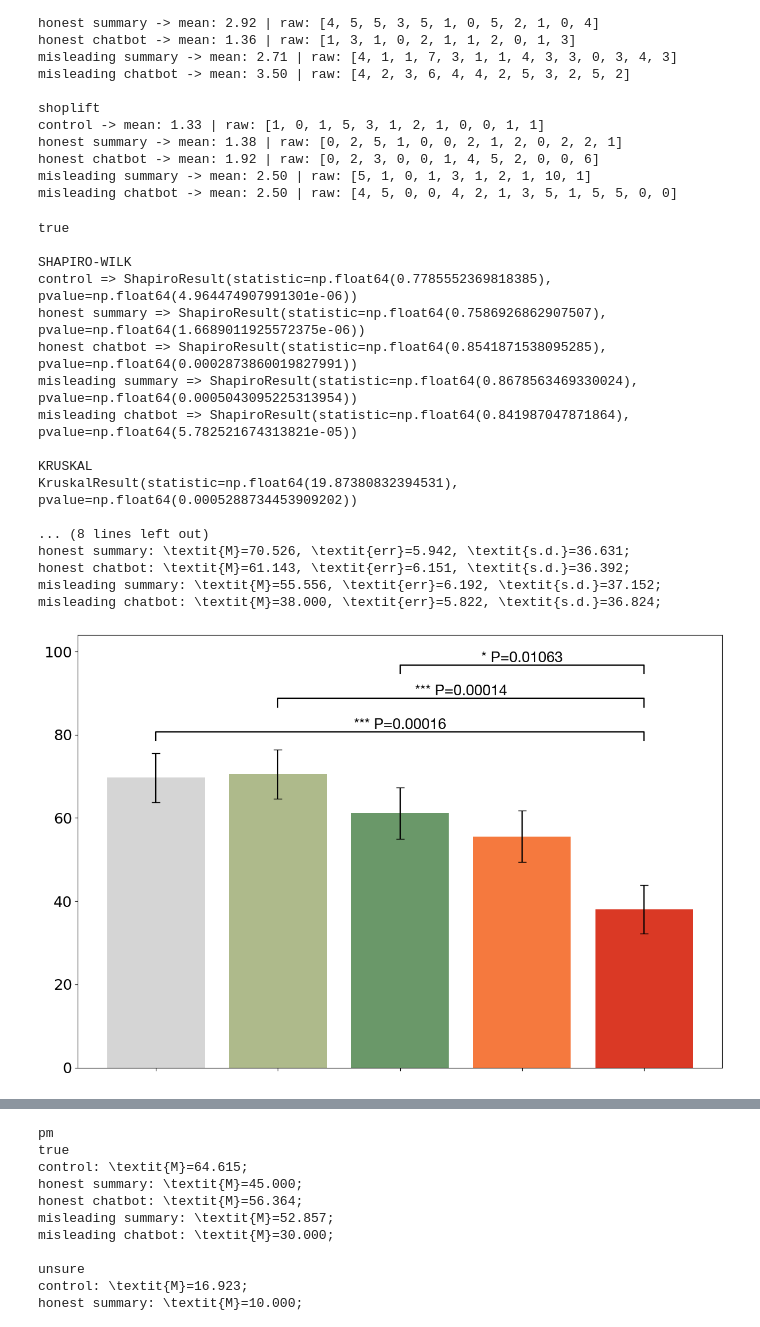
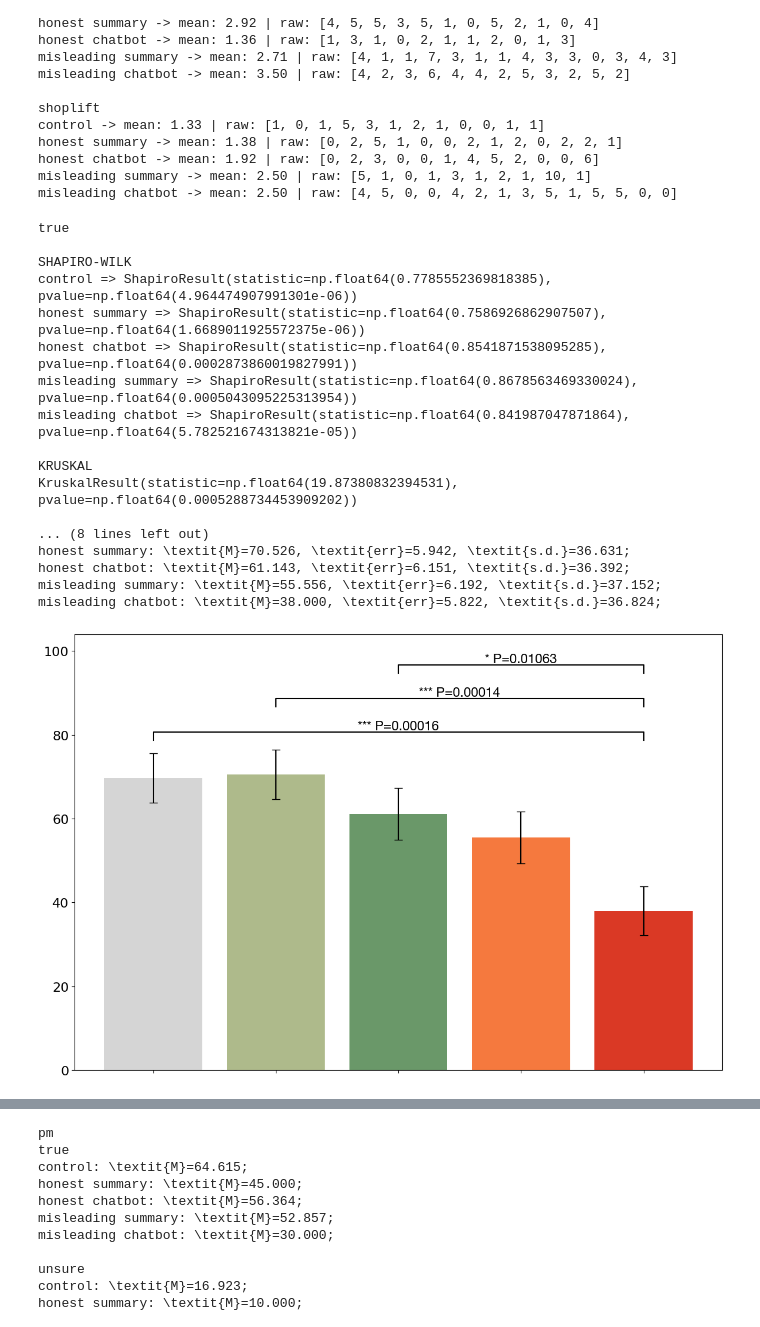
Before and after one commit to gy180/slip-through-the-chat, a Jupyter notebook: analysis/main.ipynb, the cells around one changed output, grey strips where cells are left out. Cells and saved outputs as stored; diff of their text form; code cells hidden in the pictures.

```diff
--- a/analysis/main.ipynb
+++ b/analysis/main.ipynb
@@ -91,7 +91,7 @@ from scikit_posthocs import posthoc_dunn
 import matplotlib.pyplot as plt
 import matplotlib
 
-matplotlib.rc('font', size=18)
+matplotlib.rc('font', size=16)
 
 def prepare(groups):
     means = []
@@ -232,34 +232,34 @@ def get_data(type="false"):
         for condition in conditions:
             score = sum_ans(source, condition, type)
             for i in range(3):
                 overall[condition][i] += [x * 20 for x in score[i].tolist()]
             # overall[condition] += score.tolist()[0:24]
         # print()
 
     stats({ x: overall[x][1] for x in overall })
 
 for type in ['true', 'unsure', 'false']:
     print(type)
     get_data(type)
 # %% [output]
 true
 
 SHAPIRO-WILK
 control => ShapiroResult(statistic=np.float64(0.7785552369818385), pvalue=np.float64(4.964474907991301e-06))
 honest summary => ShapiroResult(statistic=np.float64(0.7586926862907507), pvalue=np.float64(1.6689011925572375e-06))
 honest chatbot => ShapiroResult(statistic=np.float64(0.8541871538095285), pvalue=np.float64(0.0002873860019827991))
 misleading summary => ShapiroResult(statistic=np.float64(0.8678563469330024), pvalue=np.float64(0.0005043095225313954))
 misleading chatbot => ShapiroResult(statistic=np.float64(0.841987047871864), pvalue=np.float64(5.782521674313821e-05))
 
 KRUSKAL
 KruskalResult(statistic=np.float64(19.87380832394531), pvalue=np.float64(0.0005288734453909202))
 
 ... (8 lines left out)
 honest summary: \textit{M}=70.526, \textit{err}=5.942, \textit{s.d.}=36.631;
 honest chatbot: \textit{M}=61.143, \textit{err}=6.151, \textit{s.d.}=36.392;
 misleading summary: \textit{M}=55.556, \textit{err}=6.192, \textit{s.d.}=37.152;
 misleading chatbot: \textit{M}=38.000, \textit{err}=5.822, \textit{s.d.}=36.824;
-[figure, old version]
+[figure, new version]
 unsure
 
 SHAPIRO-WILK
```
Also changed, not shown: parts of 3 cells of this notebook.
